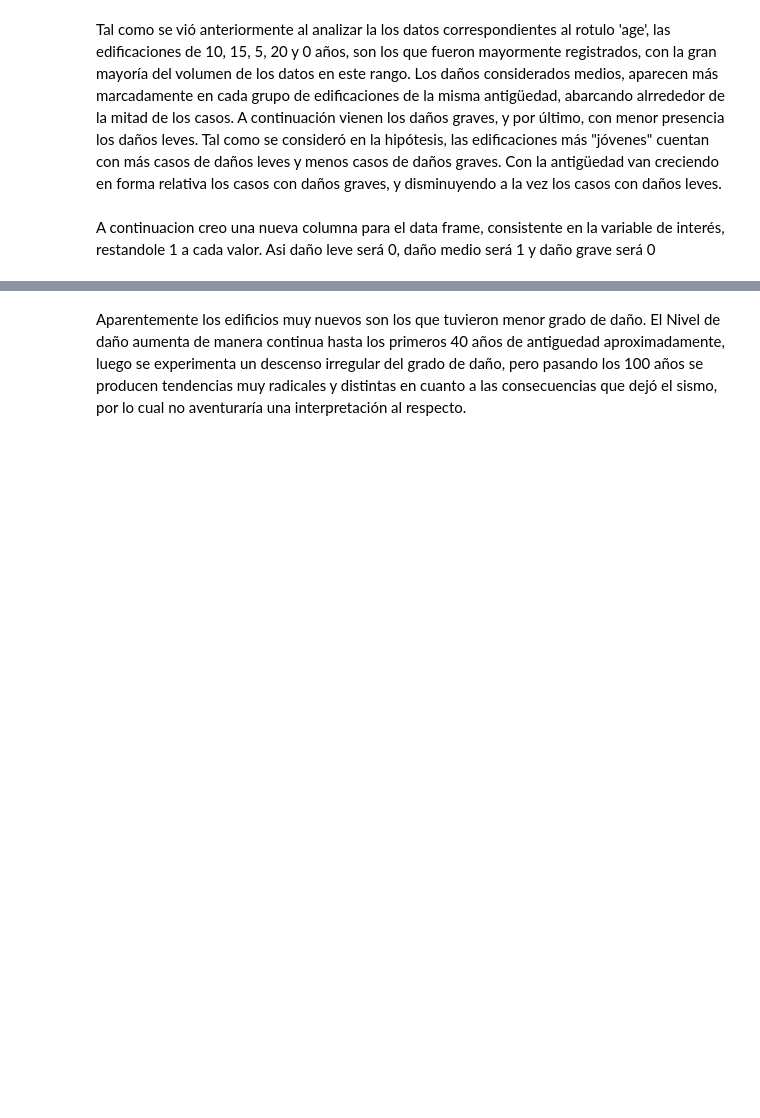
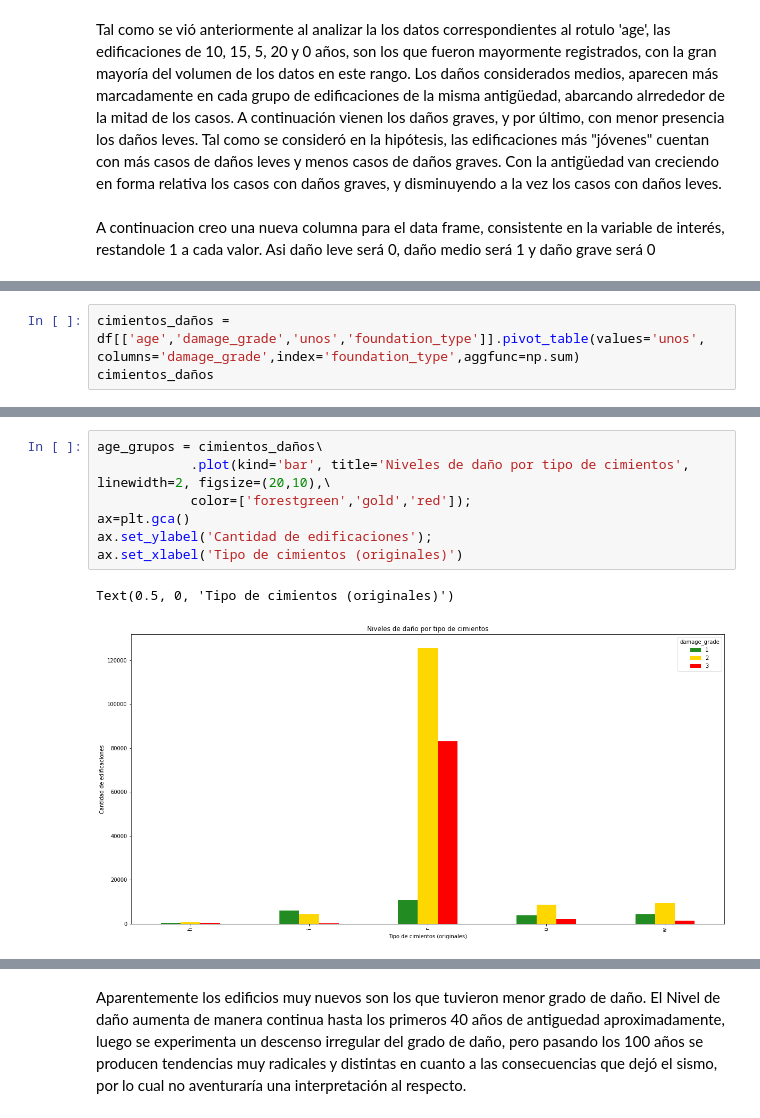
Before and after one commit to Noenf/Datos-1C2021, a Jupyter notebook: TP1/experimentacion_esmi.ipynb, the cells around one changed output, grey strips where cells are left out. Saved outputs shown, nothing was run; the diff lists cells and outputs as text; blank space fills up the shorter version.

```diff
--- a/TP1/experimentacion_esmi.ipynb
+++ b/TP1/experimentacion_esmi.ipynb
@@ -225,0 +209,3 @@ c = df.loc[df['damage_grade']==3].groupby('age').agg({'damage_grade':'count'}).r
+# %%
+cimientos_daños = df[['age','damage_grade','unos','foundation_type']].pivot_table(values='unos', columns='damage_grade',index='foundation_type',aggfunc=np.sum)
+cimientos_daños
@@ -225,0 +220,10 @@ c = df.loc[df['damage_grade']==3].groupby('age').agg({'damage_grade':'count'}).r
+# %%
+age_grupos = cimientos_daños\
+            .plot(kind='bar', title='Niveles de daño por tipo de cimientos', linewidth=2, figsize=(20,10),\
+            color=['forestgreen','gold','red']);
+ax=plt.gca()
+ax.set_ylabel('Cantidad de edificaciones');
+ax.set_xlabel('Tipo de cimientos (originales)')
+# %% [output]
+Text(0.5, 0, 'Tipo de cimientos (originales)')
+[figure, added]
```
Also changed, not shown: parts of 46 cells of this notebook, 1 other file.
